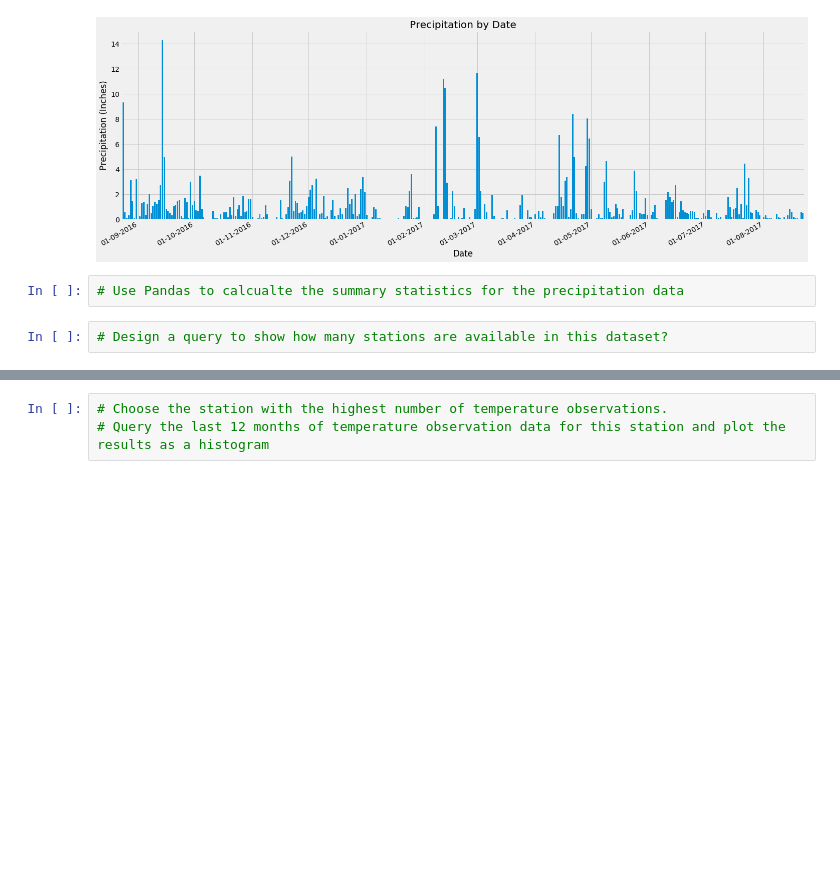
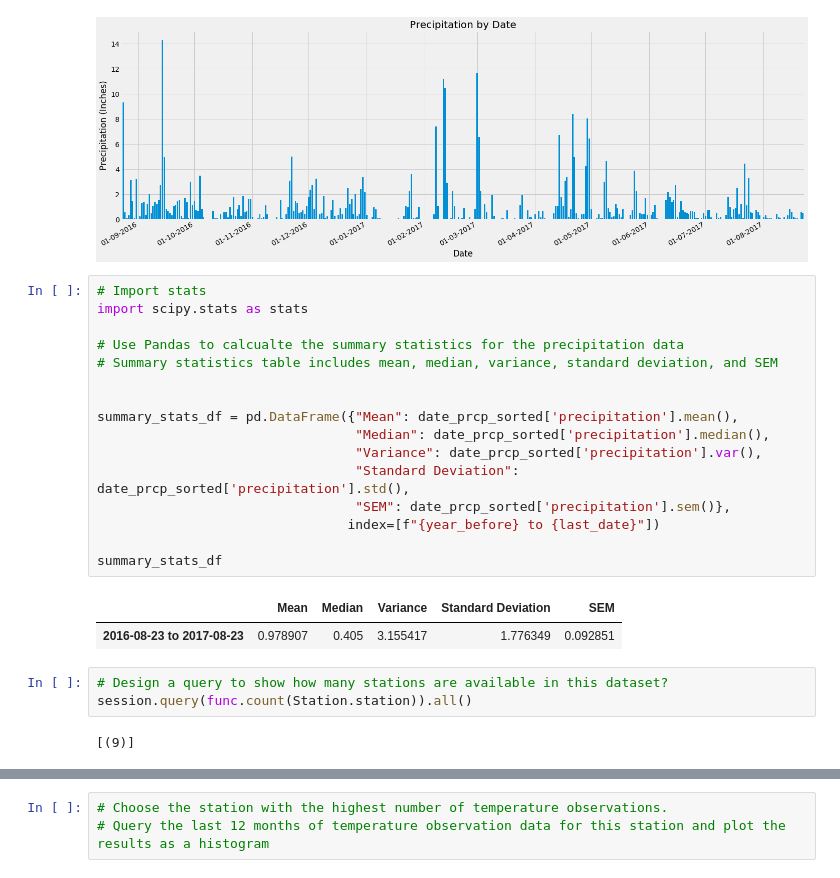
Before and after one commit to improvbutterfly/sqlalchemy-challenge, a Jupyter notebook: climate.ipynb, the cells around one changed output, grey strips where cells are left out. Cells and saved outputs as stored; diff of their text form; blank space fills up the shorter version.

Commit message:
Add summary statistics, query station data

```diff
--- a/climate.ipynb
+++ b/climate.ipynb
@@ -154,10 +154,30 @@ plt.savefig("images/precip_by_date.png")
 plt.show()
 # %% [output]
 [figure]
-# %%
-# Use Pandas to calcualte the summary statistics for the precipitation data
+# %%
+# Import stats
+import scipy.stats as stats
+
+# Use Pandas to calcualte the summary statistics for the precipitation data
+# Summary statistics table includes mean, median, variance, standard deviation, and SEM
+
+
+summary_stats_df = pd.DataFrame({"Mean": date_prcp_sorted['precipitation'].mean(),
+                                 "Median": date_prcp_sorted['precipitation'].median(),
+                                 "Variance": date_prcp_sorted['precipitation'].var(),
+                                 "Standard Deviation": date_prcp_sorted['precipitation'].std(),
+                                 "SEM": date_prcp_sorted['precipitation'].sem()},
+                                index=[f"{year_before} to {last_date}"])
+
+summary_stats_df
+# %% [output]
+|  | Mean | Median | Variance | Standard Deviation | SEM |
+| 2016-08-23 to 2017-08-23 | 0.978907 | 0.405 | 3.155417 | 1.776349 | 0.092851 |
 # %%
 # Design a query to show how many stations are available in this dataset?
+session.query(func.count(Station.station)).all()
+# %% [output]
+[(9)]
 # %%
 # What are the most active stations? (i.e. what stations have the most rows)?
 # List the stations and the counts in descending order.
```
Also changed, not shown: parts of 2 cells of this notebook.
